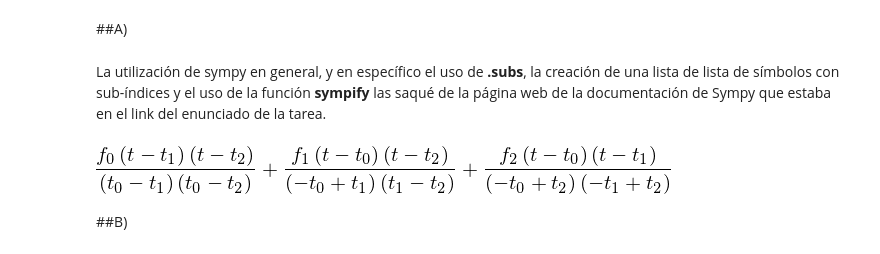
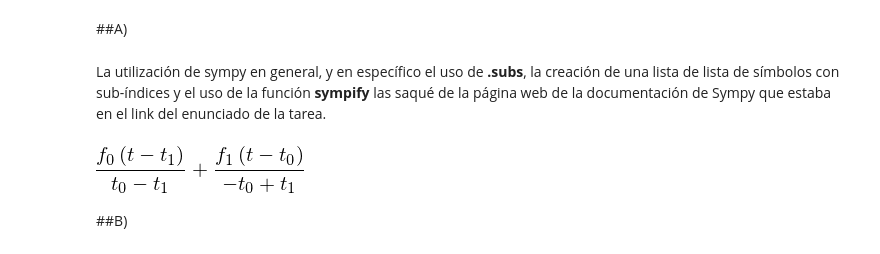
Before and after one commit to JuanUrrea6/MC, a Jupyter notebook: Tareas/Tarea6/HW6.ipynb, the cells around one changed output. Drawn from its saved outputs; the diff is of its cells as text; code cells hidden in the pictures.

```diff
--- a/Tareas/Tarea6/HW6.ipynb
+++ b/Tareas/Tarea6/HW6.ipynb
@@ -13,6 +13,7 @@ init_printing(use_unicode=True, wrap_line=False, no_global=True)
 La utilización de sympy en general, y en específico el uso de **.subs**, la creación de una lista de lista de símbolos con sub-índices y el uso de la función **sympify** las saqué de la página web de la documentación de Sympy que estaba en el link del enunciado de la tarea.
 # %%
 #Definir función de interpolación de Lagrange
+t=sympify('t')
 def lagrange(N): #Función de interpolación de Lagrange.
     resultado = 0 #La sumatoria empieza en 0.
     for i in range(N): #Se itera hasta N-1.
@@ -28,9 +29,9 @@ def lagrange(N): #Función de interpolación de Lagrange.
         resultado += fActual*prod #Se actualiza la sumatoria.
     return resultado #Se retorna la sumatoria.
 # %%
-lagrange(3)
+lagrange(2)
 # %% [output]
-[figure, old version]
+[figure, new version]
 # %% [markdown]
 ##B)
 # %%
```
